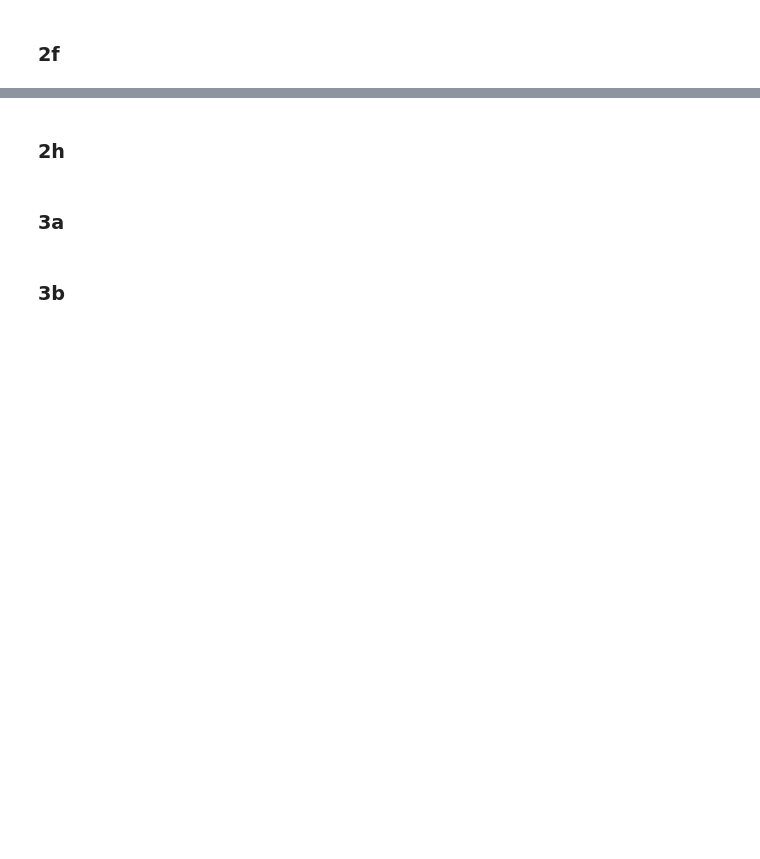
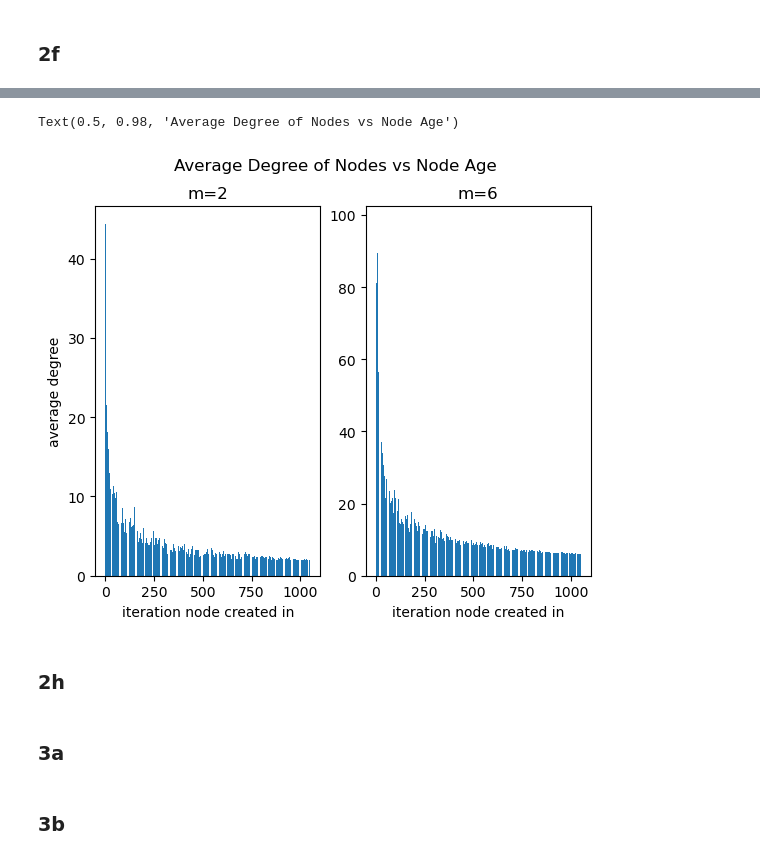
Before and after one commit to hershey890/ece232e, a Jupyter notebook: project_1.ipynb, the cells around one changed output, grey strips where cells are left out. Cells and saved outputs as stored; diff of their text form; code cells hidden in the pictures; blank space fills up the shorter version.

```diff
--- a/project_1.ipynb
+++ b/project_1.ipynb
@@ -298,3 +319,23 @@ n_nodes=10500, Slope:  -3.6444091003357855
+# %%
+n_nodes = 1050
+n_iters = 10
+fig, axs = plt.subplots(1, 2)
+axs[0].set_ylabel('average degree')
+
+for m, ax in zip([2, 6], axs.reshape(-1)):
+    node_avg_degree = np.zeros(n_nodes)
+    for _ in range(n_iters):
+        g = ig.Graph.Barabasi(n=1050, m=m, directed=False, outpref=False)
+        for i, v in enumerate(g.vs):
+            node_avg_degree[i] += v.degree()/n_iters
+    ax.bar(np.arange(1, n_nodes+1), node_avg_degree)
+    ax.set_xlabel('iteration node created in')
+    ax.set_title(f'm={m}')
+
+plt.suptitle('Average Degree of Nodes vs Node Age')
+# %% [output]
+Text(0.5, 0.98, 'Average Degree of Nodes vs Node Age')
+[figure, added]
 # %% [markdown]
 ### 2h
 # %% [markdown]
```
Also changed, not shown: parts of 7 cells of this notebook.
